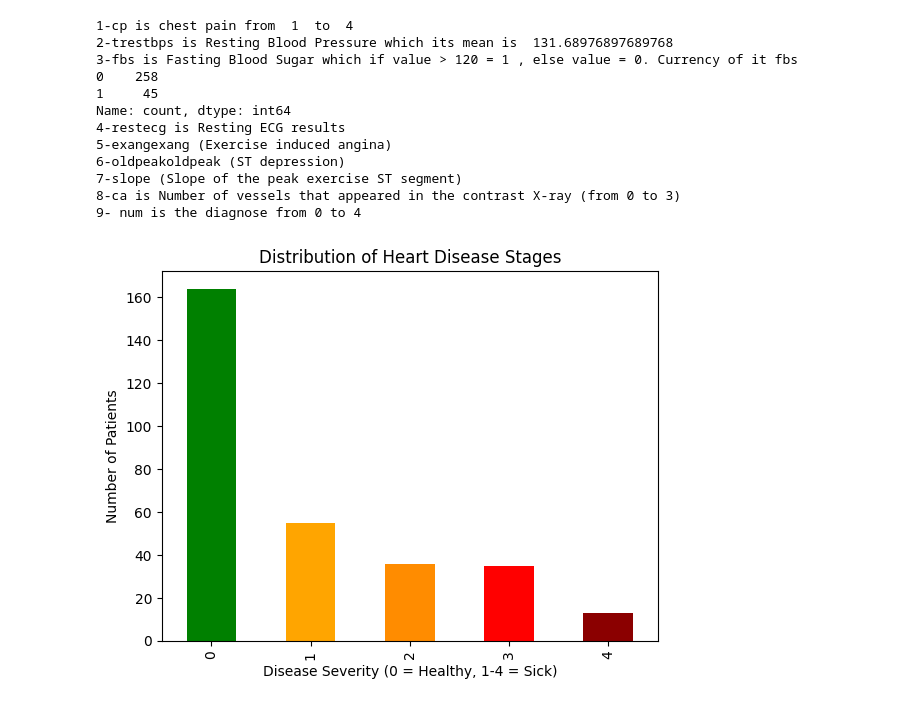
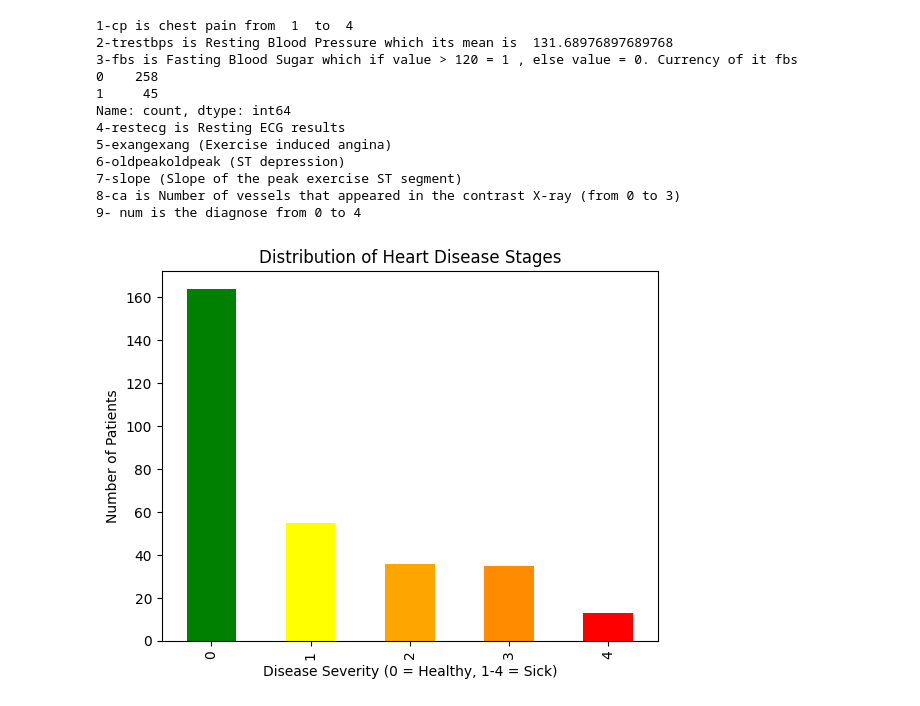
Before and after one commit to meralmourad/CodeAlpha_Disease-Prediction, a Jupyter notebook: logic.ipynb, the cells around one changed output. Saved outputs shown, nothing was run; the diff lists cells and outputs as text; code cells hidden in the pictures.

```diff
--- a/logic.ipynb
+++ b/logic.ipynb
@@ -77,12 +75,12 @@ Name: count, dtype: int64
 8-ca is Number of vessels that appeared in the contrast X-ray (from 0 to 3)
 9- num is the diagnose from 0 to 4
 # %%
-df['num'].value_counts().sort_index().plot(kind='bar', color=['green', 'orange', 'darkorange', 'red', 'darkred'])
+df['num'].value_counts().sort_index().plot(kind='bar', color=['green', 'yellow', 'orange', 'darkorange', 'red'])
 
 plt.title('Distribution of Heart Disease Stages')
 plt.xlabel('Disease Severity (0 = Healthy, 1-4 = Sick)')
 plt.ylabel('Number of Patients')
 
 plt.show()
 # %% [output]
-[figure, old version]
+[figure, new version]
```
Also changed, not shown: parts of 6 cells of this notebook.
